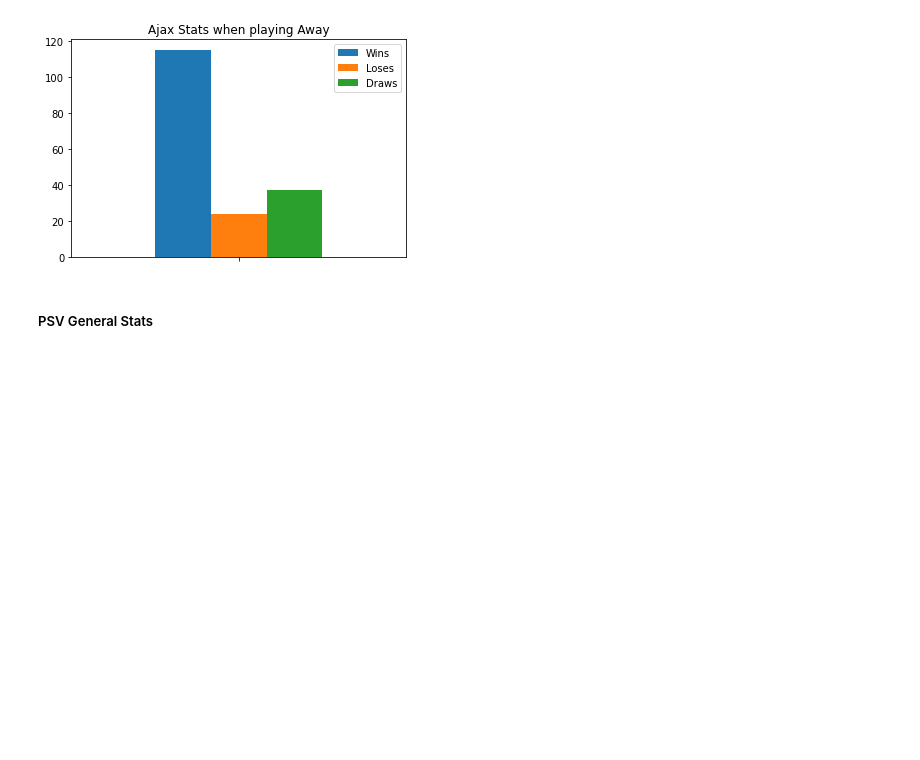
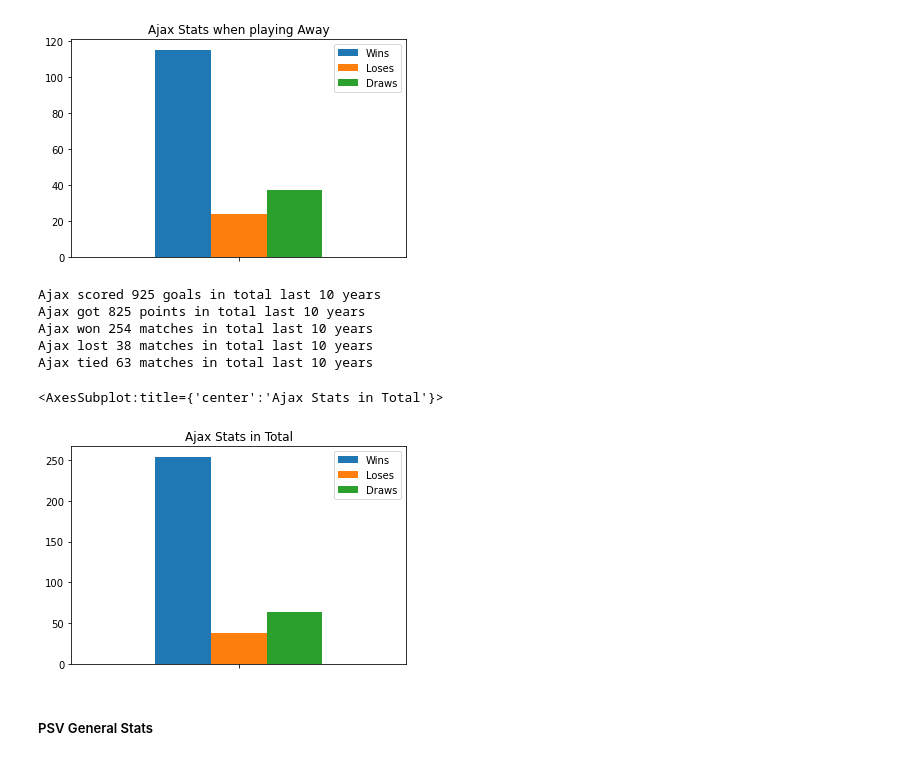
Before and after one commit to mohammedaljader/Football_Predictions_ML, a Jupyter notebook: notebook.ipynb, the cells around one changed output. Drawn from its saved outputs; the diff is of its cells as text; code cells hidden in the pictures; blank space fills up the shorter version.

Commit message:
sum the totals, plotting some graphs

```diff
--- a/notebook.ipynb
+++ b/notebook.ipynb
@@ -767,11 +812,11 @@ Home team scores 55 goals when Ajax lose
 # %%
-AjaxLoseDraw = filtered_matches[ (filtered_matches['home_score'] == filtered_matches['away_score']) &
+AjaxDrawAway = filtered_matches[ (filtered_matches['home_score'] == filtered_matches['away_score']) &
                                          (filtered_matches['away'] == "ajax-amsterdam") ]
 
-AjaxGoalsAwayDraw = AjaxLoseDraw['away_score'].sum()
-HomeGoalsDrawAgainstAjax = AjaxLoseDraw['home_score'].sum()
+AjaxGoalsAwayDraw = AjaxDrawAway['away_score'].sum()
+HomeGoalsDrawAgainstAjax = AjaxDrawAway['home_score'].sum()
 
-print(f'Ajax draw {len(AjaxLoseDraw.index)} matches Away')
-print(f'Ajax score {AjaxGoalsAwayDraw} goals Away')
-print(f'Home team scores {HomeGoalsDrawAgainstAjax} goals when Ajax draw')
+print(f'Ajax tied {len(AjaxDrawAway.index)} matches Away')
+print(f'Ajax scored {AjaxGoalsAwayDraw} goals Away')
+print(f'Home team scored {HomeGoalsDrawAgainstAjax} goals when Ajax tied')
 # %% [output]
@@ -791,6 +846,45 @@ plotdata.plot(kind = 'bar', title ="Ajax Stats when playing Away")
 # %% [output]
 <AxesSubplot:title={'center':'Ajax Stats when playing Away'}>
 [figure]
+# %%
+# Total Ajax Goals, Winnings, losses and draws
+TotalAjaxGoals = totalAjaxGoalsHome + totalAjaxGoalsAway
+print(f'Ajax scored {TotalAjaxGoals} goals in total last 10 years')
+
+# points
+TotalAjaxPoints = totalAjaxPointsHome + totalAjaxPointsAway
+print(f'Ajax got {TotalAjaxPoints} points in total last 10 years')
+
+# winning
+TotalAjaxWinning = len(AjaxWinHome.index) + len(AjaxWinAway.index)
+print(f'Ajax won {TotalAjaxWinning} matches in total last 10 years')
+
+# losses
+TotalAjaxLoses = len(AjaxloseHome.index) + len(AjaxLoseAway.index)
+print(f'Ajax lost {TotalAjaxLoses} matches in total last 10 years')
+
+# Draws
+TotalAjaxDraws = len(AjaxDrawHome.index) + len(AjaxDrawAway.index)
+print(f'Ajax tied {TotalAjaxDraws} matches in total last 10 years')
+# %% [output]
+Ajax scored 925 goals in total last 10 years
+Ajax got 825 points in total last 10 years
+Ajax won 254 matches in total last 10 years
+Ajax lost 38 matches in total last 10 years
+Ajax tied 63 matches in total last 10 years
+# %%
+plotdata = pd.DataFrame({
+    "Wins": TotalAjaxWinning,
+    "Loses": TotalAjaxLoses,
+    "Draws": TotalAjaxDraws
+    },
+    index=[''],
+
+)
+plotdata.plot(kind = 'bar', title ="Ajax Stats in Total")
+# %% [output]
+<AxesSubplot:title={'center':'Ajax Stats in Total'}>
+[figure, added]
 # %% [markdown]
 ##### PSV General Stats
 # %%
```
Also changed, not shown: parts of 56 cells of this notebook.
